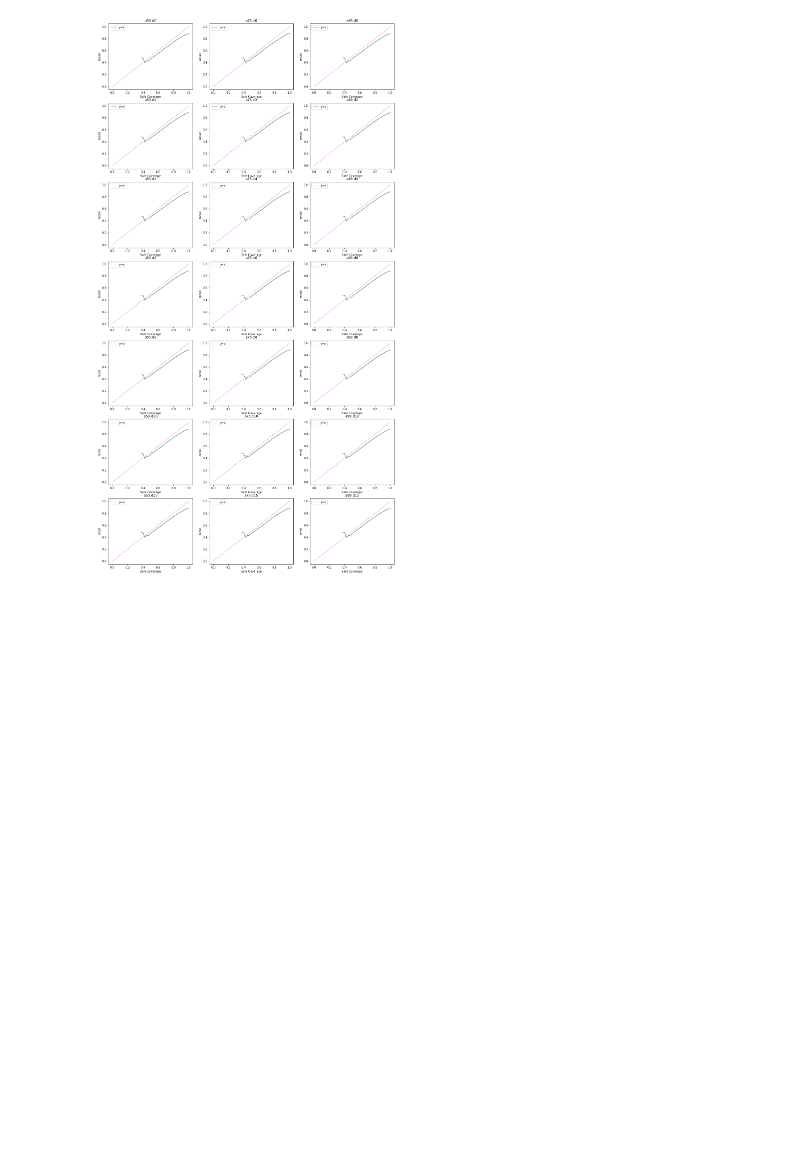
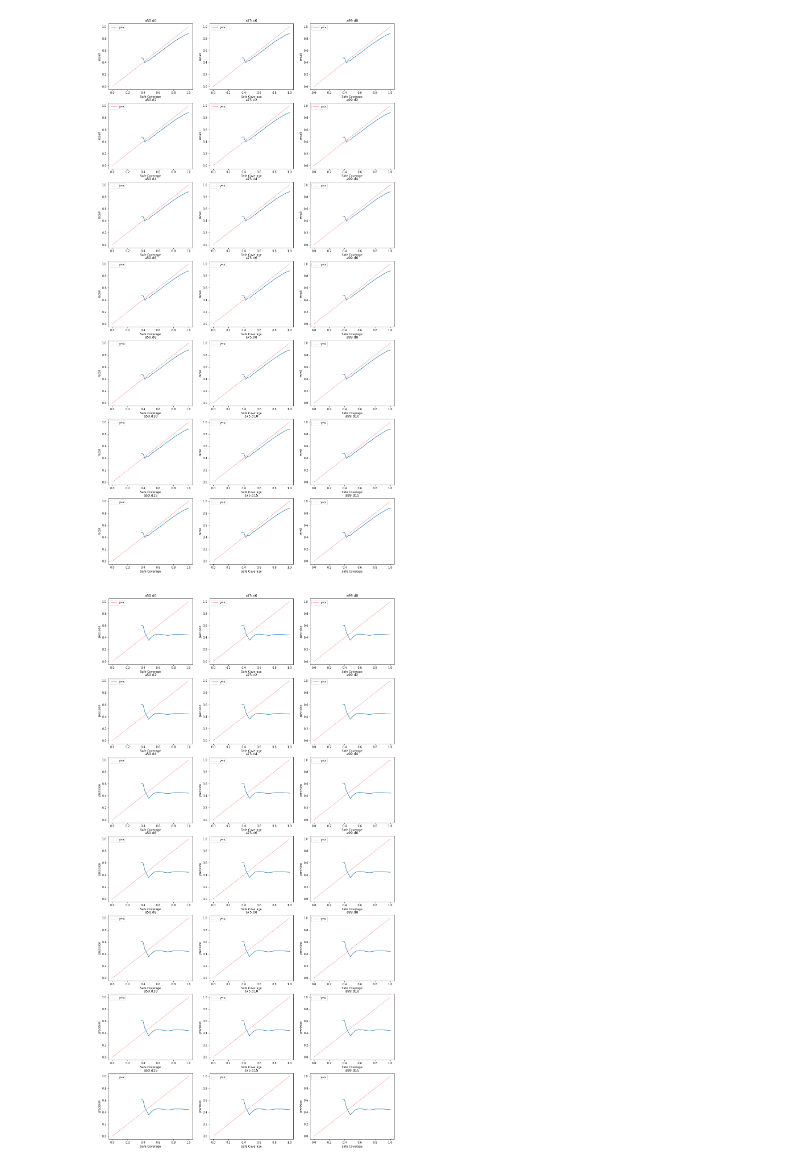
Before and after one commit to algbio/alignment-safety, a Jupyter notebook: pipeline/analysis/motifs.ipynb, the cells around one changed output. Drawn from its saved outputs; the diff is of its cells as text; code cells hidden in the pictures; blank space fills up the shorter version.

Commit message:
added precision recall

```diff
--- a/pipeline/analysis/motifs.ipynb
+++ b/pipeline/analysis/motifs.ipynb
@@ -484,3 +484,7 @@ def grid_safe_coverage_binned(groups, y, alphas, deltas, bins=21, plot_xy_line=T
 grid_safe_coverage_binned(groups, "recall", alphas, deltas, 41)
 # %% [output]
 [figure]
+# %%
+grid_safe_coverage_binned(groups, "precision", alphas, deltas, 41)
+# %% [output]
+[figure, added]
```
Also changed, not shown: parts of 1 cell of this notebook.
